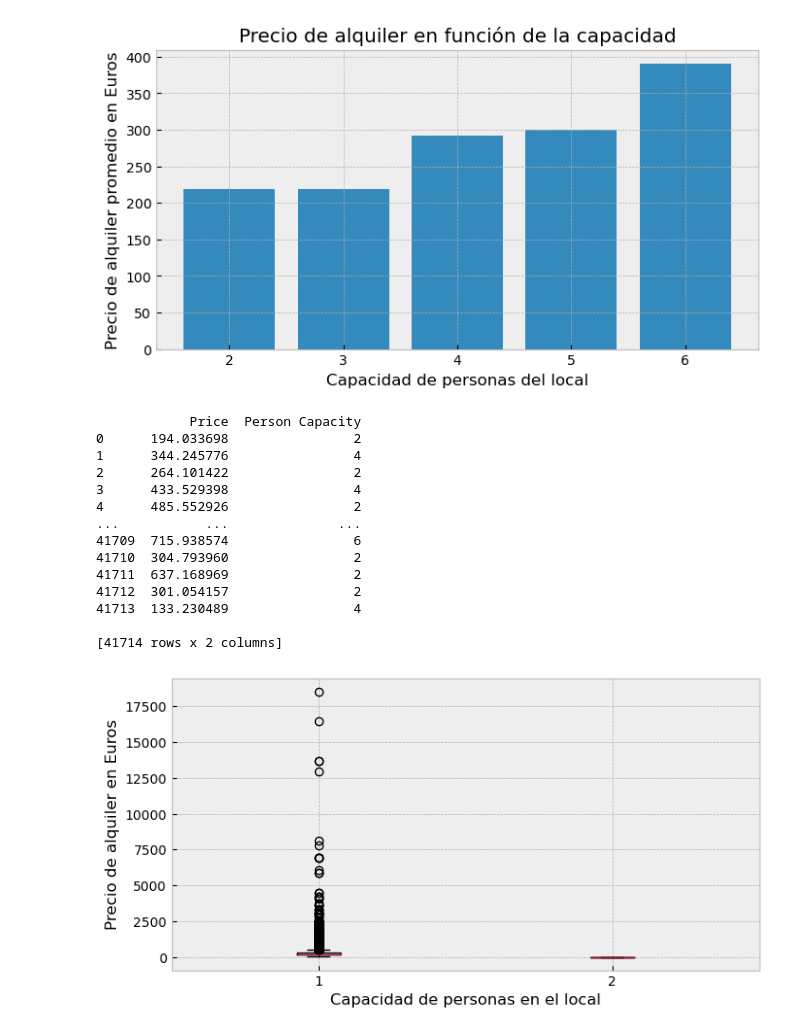
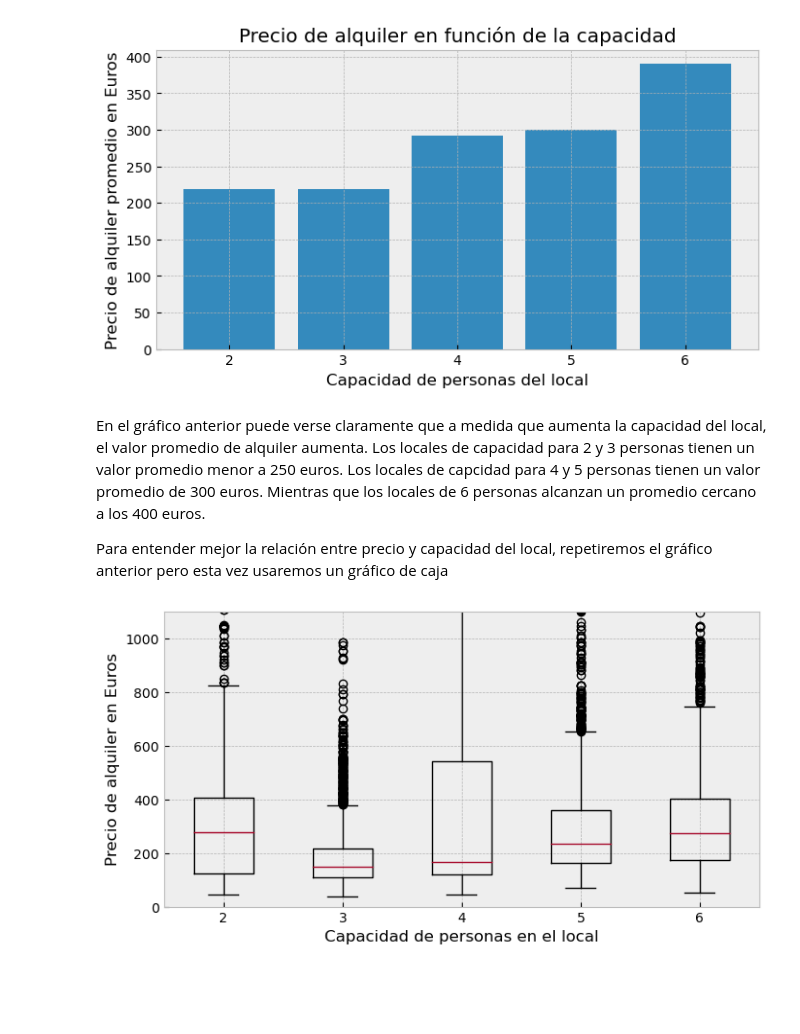
Before and after one commit to tekluis/CoderHouse, a Jupyter notebook: VISUALIZACION-TEK.ipynb, the cells around one changed output. Saved outputs shown, nothing was run; the diff lists cells and outputs as text; code cells hidden in the pictures; blank space fills up the shorter version.

Commit message:
truncado de array para que funcione boxplot

```diff
--- a/VISUALIZACION-TEK.ipynb
+++ b/VISUALIZACION-TEK.ipynb
@@ -71,32 +81,37 @@ ax.set_xlabel('Capacidad de personas del local')
 # %% [output]
 Text(0.5, 0, 'Capacidad de personas del local')
 [figure]
+# %% [markdown]
+En el gráfico anterior puede verse claramente que a medida que aumenta la capacidad del local, el valor promedio de alquiler aumenta.
+Los locales de capacidad para 2 y 3 personas tienen un valor promedio menor a 250 euros.
+Los locales de capcidad para 4 y 5 personas tienen un valor promedio de 300 euros.
+Mientras que los locales de 6 personas alcanzan un promedio cercano a los 400 euros.
+
+Para entender mejor la relación entre precio y capacidad del local, repetiremos el gráfico anterior pero esta vez usaremos un gráfico de caja
 # %%
 
-nuevo_df=df[['Price','Person Capacity']]
+precio_capacidad=df[['Price','Person Capacity']]
 
-print(nuevo_df)
+precio_2pers = precio_capacidad[precio_capacidad['Person Capacity']==2].Price.values[:2000]
+precio_3pers = precio_capacidad[precio_capacidad['Person Capacity']==3].Price.values[:2000]
+precio_4pers = precio_capacidad[precio_capacidad['Person Capacity']==4].Price.values[:2000]
+precio_5pers = precio_capacidad[precio_capacidad['Person Capacity']==5].Price.values[:2000]
+precio_6pers = precio_capacidad[precio_capacidad['Person Capacity']==6].Price.values[:2000]
+
+data = {'2pers':precio_2pers, '3pers':precio_3pers, '4pers':precio_4pers, '5pers':precio_5pers, '6pers':precio_6pers}
+
+nuevo_df=pd.DataFrame(data)
 
 fig, ax = plt.subplots(figsize=(8,4))
 ax.boxplot(nuevo_df)
 
 ax.set_xlabel('Capacidad de personas en el local')
 ax.set_ylabel('Precio de alquiler en Euros')
 
+ax.set_xticklabels([2,3,4,5,6])
+
+ax.set_ylim(0, 1100)
+
 plt.show()
 # %% [output]
-            Price  Person Capacity
-0      194.033698                2
-1      344.245776                4
-2      264.101422                2
-3      433.529398                4
-4      485.552926                2
-...           ...              ...
-41709  715.938574                6
-41710  304.793960                2
-41711  637.168969                2
-41712  301.054157                2
-41713  133.230489                4
-
-[41714 rows x 2 columns]
-[figure, old version]
+[figure, new version]
```
Also changed, not shown: parts of 2 cells of this notebook.
